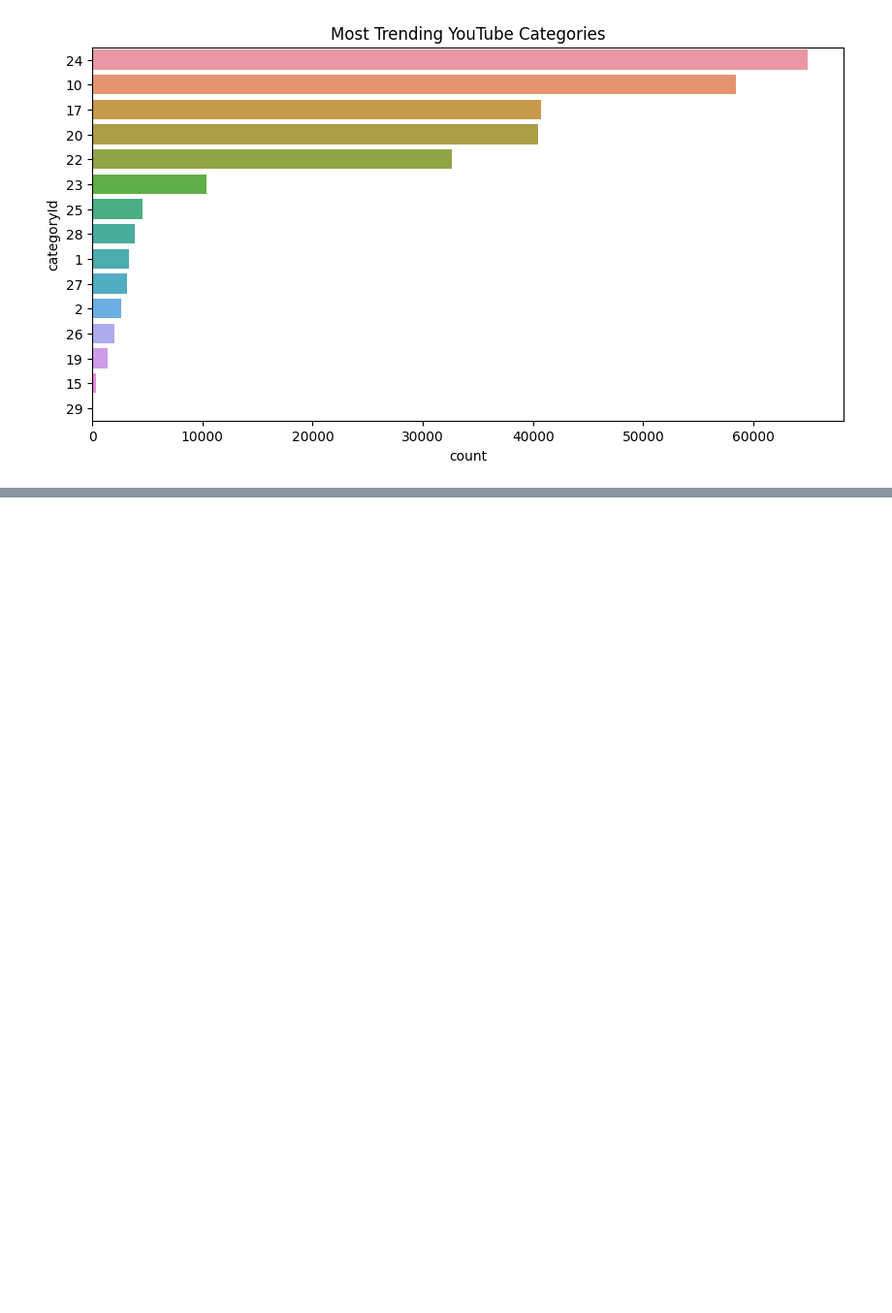
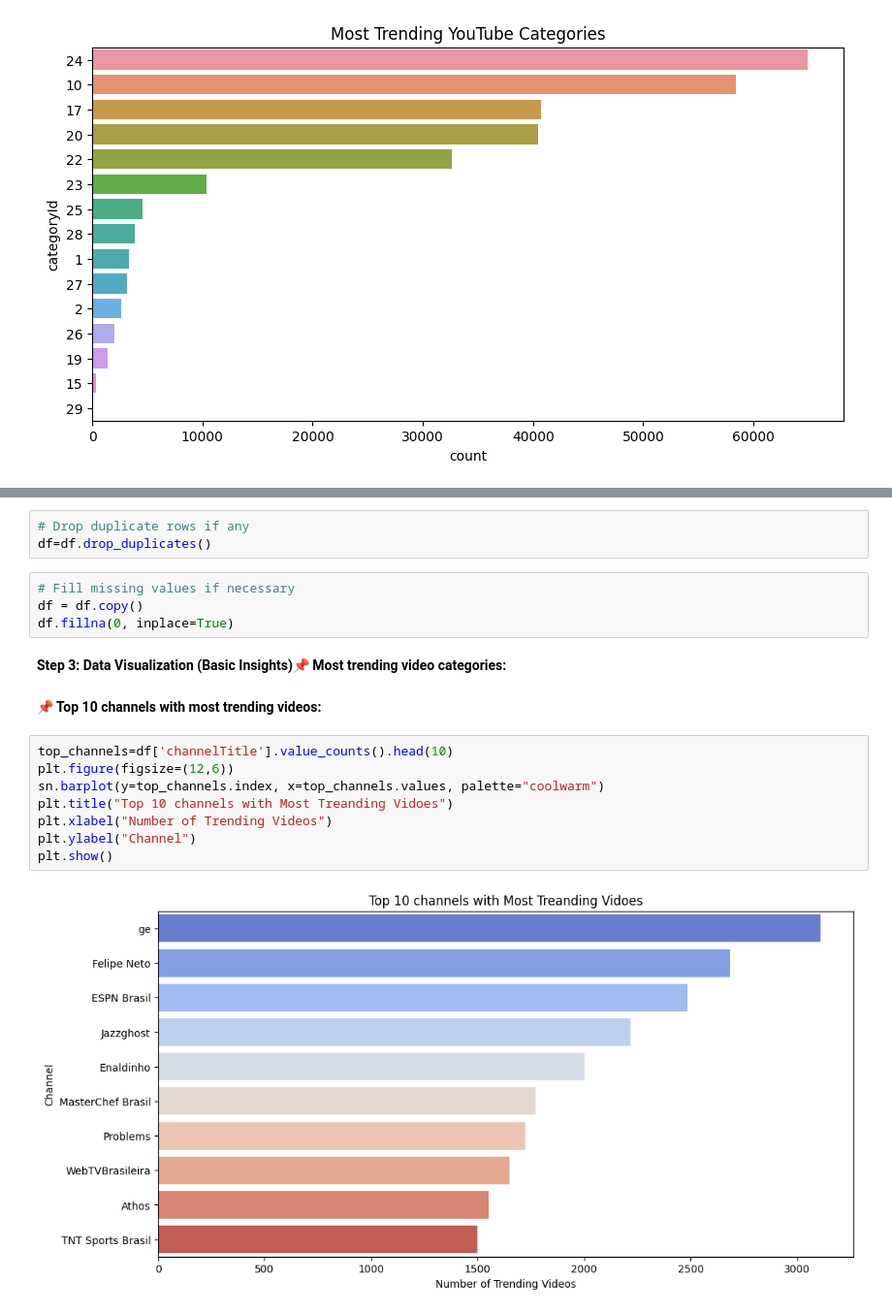
Before and after one commit to ShrikantAhire/YouTube-Data-CV-Projects, a Jupyter notebook: Exploratory-Data-Analysis.ipynb, the cells around one changed output, grey strips where cells are left out. Shown at 97% size. Cells and saved outputs as stored; diff of their text form; blank space fills up the shorter version.

Commit message:
Kaggle Notebook | Exploratory-Data-Analysis.ipynb | Version 5

```diff
--- a/Exploratory-Data-Analysis.ipynb
+++ b/Exploratory-Data-Analysis.ipynb
@@ -112,0 +158,22 @@ plt.show()
+# %%
+# Drop duplicate rows if any
+df=df.drop_duplicates()
+# %%
+# Fill missing values if necessary
+df = df.copy()
+df.fillna(0, inplace=True)
+# %% [markdown]
+
+**Step 3: Data Visualization (Basic Insights)📌 Most trending video categories:**
+# %% [markdown]
+**📌 Top 10 channels with most trending videos:**
+# %%
+top_channels=df['channelTitle'].value_counts().head(10)
+plt.figure(figsize=(12,6))
+sn.barplot(y=top_channels.index, x=top_channels.values, palette="coolwarm")
+plt.title("Top 10 channels with Most Treanding Vidoes")
+plt.xlabel("Number of Trending Videos")
+plt.ylabel("Channel")
+plt.show()
+# %% [output]
+[figure, added]
```
Also changed, not shown: parts of 7 cells of this notebook.
